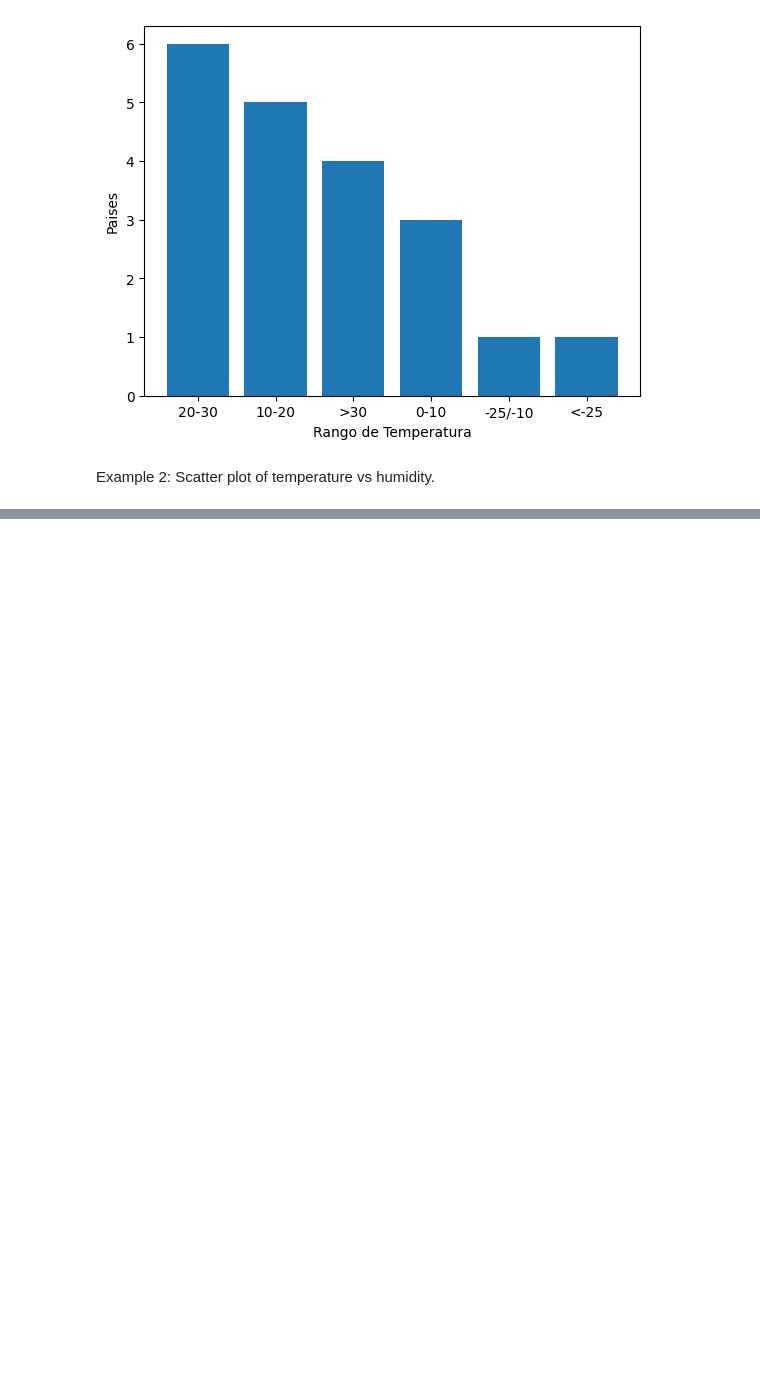
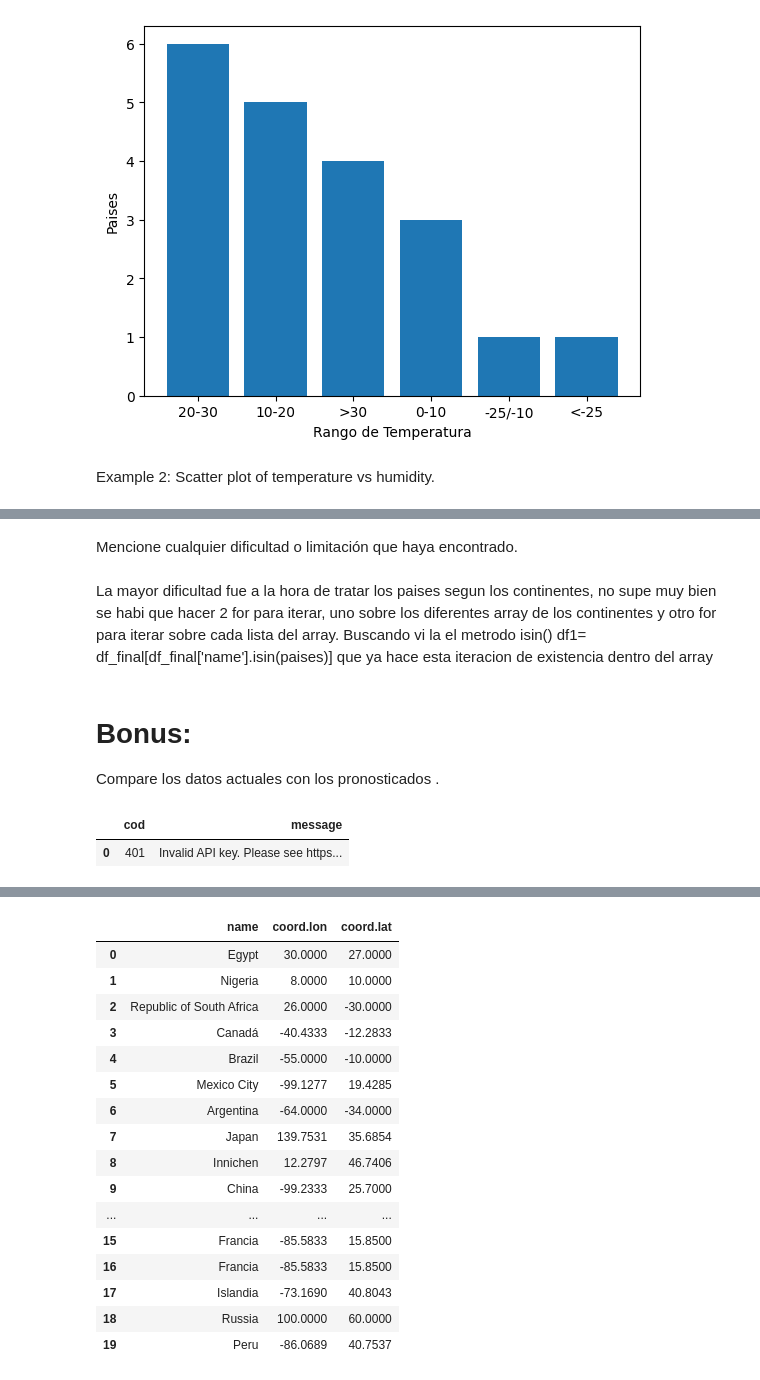
Before and after one commit to sebasrt97/Weather-Data-Analysis-with-a-public-API, a Jupyter notebook: Api/apy.ipynb, the cells around one changed output, grey strips where cells are left out. Saved outputs shown, nothing was run; the diff lists cells and outputs as text; code cells hidden in the pictures; blank space fills up the shorter version.

Commit message:
Bonus

```diff
--- a/Api/apy.ipynb
+++ b/Api/apy.ipynb
@@ -235,0 +295,63 @@ Example 2: Scatter plot of temperature vs humidity.
+# %% [markdown]
+Mencione cualquier dificultad o limitación que haya encontrado.
+# %% [markdown]
+La mayor dificultad fue a la hora de tratar los paises segun los continentes, no supe muy bien se habi que hacer 2 for para iterar, uno sobre los diferentes array de los continentes y otro for para iterar sobre cada lista del array.
+Buscando vi la el metrodo isin() df1= df_final[df_final['name'].isin(paises)] que ya hace esta iteracion de existencia dentro del array
+# %% [markdown]
+# Bonus:
+Compare los datos actuales con los pronosticados .
+# %%
+base_url_hora=f"https://api.openweathermap.org/data/2.5/forecast/hourly?q=Egipto&units=metric"
+
+response2=(requests.get(base_url_hora, params={"appid":api_key})).json()
+
+df_hora=pd.json_normalize(response2)
+
+# print(df_hora.message[0])
+
+df_hora.head()
+# %% [output]
+|  | cod | message |
+| 0 | 401 | Invalid API key. Please see https... |
+# %%
+paises_por_continente = [
+    "Egipto",
+    "Nigeria",
+    "Sudafrica",
+    "Canadá",
+    "Brasil",
+    "México",
+    "Argentina",
+    "Japon",
+    "India",
+    "China",
+    "Tailandia",
+    "Francia",
+    "Alemania",
+    "España",
+    "Colombia",
+    "Francia",
+    "Francia",
+    "Islandia",
+    "Rusia",
+    "Peru"
+]
+resultado2=[]
+
+for i in paises_por_continente:
+
+    base_url_hora=f"https://api.openweathermap.org/data/2.5/weather?q={i}&units=metric"
+
+    response2=(requests.get(base_url_hora, params={"appid":api_key})).json()
+
+    print(response2)
+
+    df_fila=pd.json_normalize(response2)
+
+    df_fila=df_fila[['name','coord.lon','coord.lat']]
+
+    resultado2.append(df_fila)
+
+df_final2=pd.concat(resultado2, ignore_index=True)
+df_final2
+# %% [output]
@@ -235,0 +378,17 @@ Example 2: Scatter plot of temperature vs humidity.
+|  | name | coord.lon | coord.lat |
+| 0 | Egypt | 30.0000 | 27.0000 |
+| 1 | Nigeria | 8.0000 | 10.0000 |
+| 2 | Republic of South Africa | 26.0000 | -30.0000 |
+| 3 | Canadá | -40.4333 | -12.2833 |
+| 4 | Brazil | -55.0000 | -10.0000 |
+| 5 | Mexico City | -99.1277 | 19.4285 |
+| 6 | Argentina | -64.0000 | -34.0000 |
+| 7 | Japan | 139.7531 | 35.6854 |
+| 8 | Innichen | 12.2797 | 46.7406 |
+| 9 | China | -99.2333 | 25.7000 |
+| ... | ... | ... | ... |
+| 15 | Francia | -85.5833 | 15.8500 |
+| 16 | Francia | -85.5833 | 15.8500 |
+| 17 | Islandia | -73.1690 | 40.8043 |
+| 18 | Russia | 100.0000 | 60.0000 |
+| 19 | Peru | -86.0689 | 40.7537 |
```
Also changed, not shown: parts of 23 cells of this notebook.
